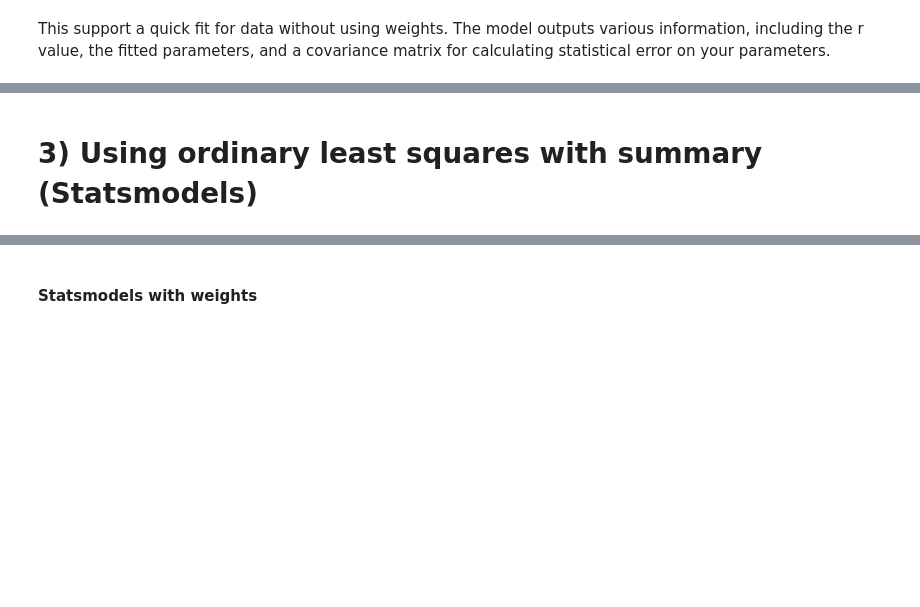
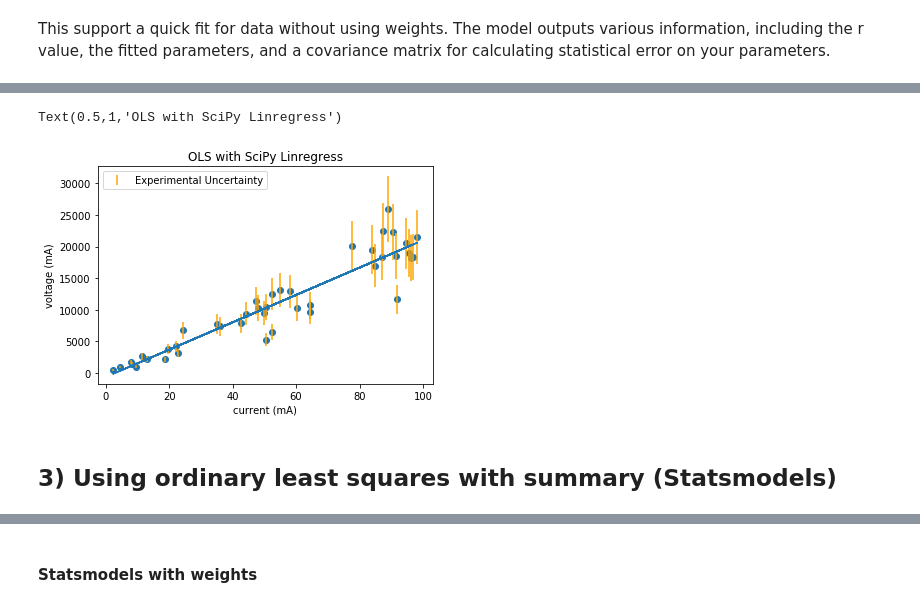
Before and after one commit to Mlawrence95/111B-Segre-Work, a Jupyter notebook: Tutorial 3 - Basic Fitting and Statistics/Residuals and Goodness of Fit.ipynb, the cells around one changed output, grey strips where cells are left out. Saved outputs shown, nothing was run; the diff lists cells and outputs as text; code cells hidden in the pictures; blank space fills up the shorter version.

```diff
--- a/Tutorial 3 - Basic Fitting and Statistics/Residuals and Goodness of Fit.ipynb
+++ b/Tutorial 3 - Basic Fitting and Statistics/Residuals and Goodness of Fit.ipynb
@@ -115,0 +173,4 @@ LinregressResult(slope=216.61817585904015, intercept=-658.179508508154, rvalue=0
+# %%
+#the call for this is super easy -- just plug in your x and y values to get a lot of information
+sciFit = stats.linregress(current,voltage)
+sciFit
@@ -127,2 +194,16 @@ print(np.sqrt(np.diagonal(fitted.cov_params()))) #statistical error on intercept
+# %%
+plt.scatter(current,voltage)
+plt.errorbar(current,voltage,yerr=uncertainty,fmt='none',label='Experimental Uncertainty',color='orange')
+
+plt.plot(current,linear(current,sciFit.slope,sciFit.intercept))
+
+plt.xlabel('current (mA)')
+plt.ylabel('voltage (mA)')
+plt.legend(loc=2)
+
+plt.title('OLS with SciPy Linregress')
+# %% [output]
+Text(0.5,1,'OLS with SciPy Linregress')
+[figure, added]
 # %% [markdown]
-# 3) Using ordinary least squares with summary (Statsmodels)
+## 3) Using ordinary least squares with summary (Statsmodels)
```
Also changed, not shown: parts of 76 cells of this notebook.
